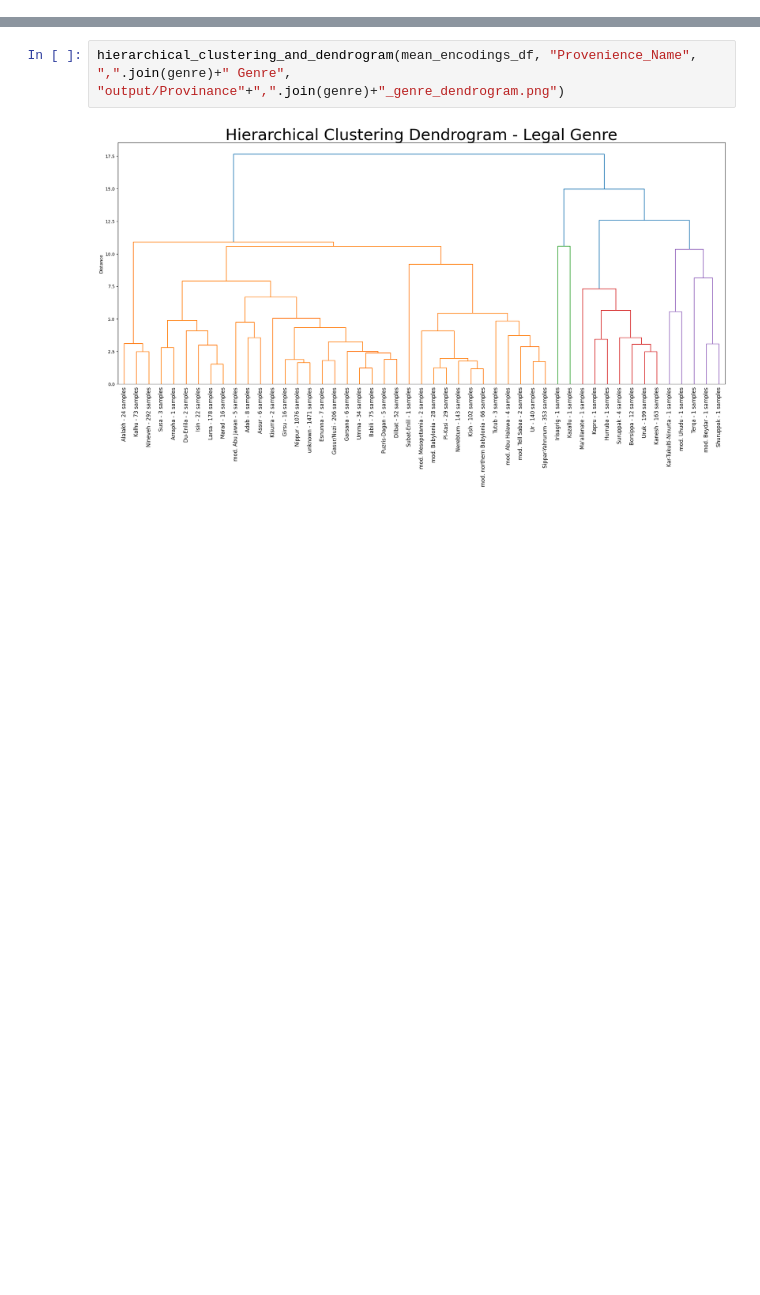
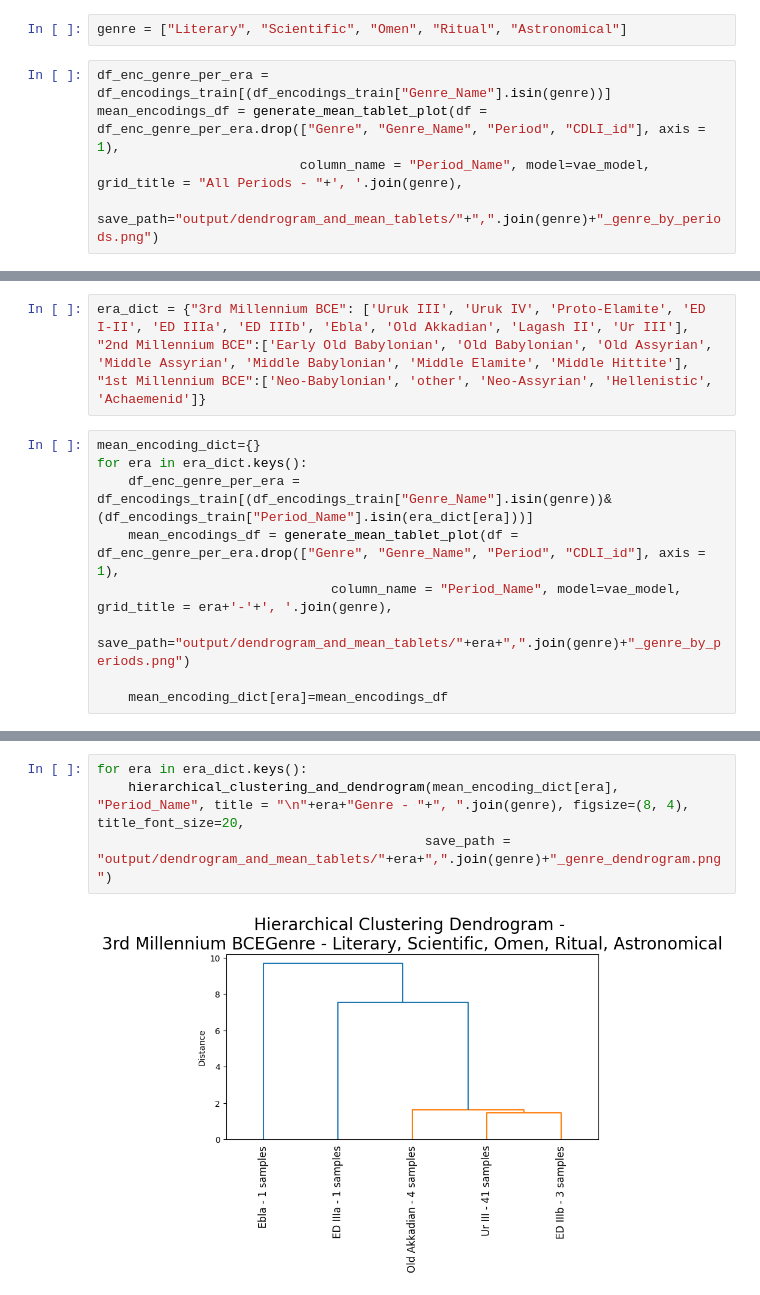
Before and after one commit to daniellekap/ShapingHistory, a Jupyter notebook: 10.1 Heirarchical clustering of tablets.ipynb, the cells around one changed output, grey strips where cells are left out. Cells and saved outputs as stored; diff of their text form; blank space fills up the shorter version.

```diff
--- a/10.1 Heirarchical clustering of tablets.ipynb
+++ b/10.1 Heirarchical clustering of tablets.ipynb
@@ -50,0 +40,7 @@ mean_encodings_df = generate_mean_tablet_plot(df = df_enc_genre.drop(["Genre", "
+# %%
+genre = ["Literary", "Scientific", "Omen", "Ritual", "Astronomical"]
+# %%
+df_enc_genre_per_era = df_encodings_train[(df_encodings_train["Genre_Name"].isin(genre))]
+mean_encodings_df = generate_mean_tablet_plot(df = df_enc_genre_per_era.drop(["Genre", "Genre_Name", "Period", "CDLI_id"], axis = 1),
+                          column_name = "Period_Name", model=vae_model, grid_title = "All Periods - "+', '.join(genre),
+                                              save_path="output/dendrogram_and_mean_tablets/"+",".join(genre)+"_genre_by_periods.png")
@@ -50,0 +56,13 @@ mean_encodings_df = generate_mean_tablet_plot(df = df_enc_genre.drop(["Genre", "
+# %%
+era_dict = {"3rd Millennium BCE": ['Uruk III', 'Uruk IV', 'Proto-Elamite', 'ED I-II', 'ED IIIa', 'ED IIIb', 'Ebla', 'Old Akkadian', 'Lagash II', 'Ur III'],
+"2nd Millennium BCE":['Early Old Babylonian', 'Old Babylonian', 'Old Assyrian', 'Middle Assyrian', 'Middle Babylonian', 'Middle Elamite', 'Middle Hittite'],
+"1st Millennium BCE":['Neo-Babylonian', 'other', 'Neo-Assyrian', 'Hellenistic', 'Achaemenid']}
+# %%
+mean_encoding_dict={}
+for era in era_dict.keys():
+    df_enc_genre_per_era = df_encodings_train[(df_encodings_train["Genre_Name"].isin(genre))&(df_encodings_train["Period_Name"].isin(era_dict[era]))]
+    mean_encodings_df = generate_mean_tablet_plot(df = df_enc_genre_per_era.drop(["Genre", "Genre_Name", "Period", "CDLI_id"], axis = 1),
+                              column_name = "Period_Name", model=vae_model, grid_title = era+'-'+', '.join(genre),
+                                                  save_path="output/dendrogram_and_mean_tablets/"+era+",".join(genre)+"_genre_by_periods.png")
+
+    mean_encoding_dict[era]=mean_encodings_df
@@ -51,4 +73,6 @@ mean_encodings_df = generate_mean_tablet_plot(df = df_enc_genre.drop(["Genre", "
 # %%
-hierarchical_clustering_and_dendrogram(mean_encodings_df, "Provenience_Name", ",".join(genre)+" Genre", "output/Provinance"+",".join(genre)+"_genre_dendrogram.png")
+for era in era_dict.keys():
+    hierarchical_clustering_and_dendrogram(mean_encoding_dict[era], "Period_Name", title = "\n"+era+"Genre - "+", ".join(genre), figsize=(8, 4), title_font_size=20,
+                                          save_path = "output/dendrogram_and_mean_tablets/"+era+",".join(genre)+"_genre_dendrogram.png")
 # %% [output]
-[figure, old version]
+[figure, new version]
```
Also changed, not shown: parts of 19 cells of this notebook, 5 other files.
